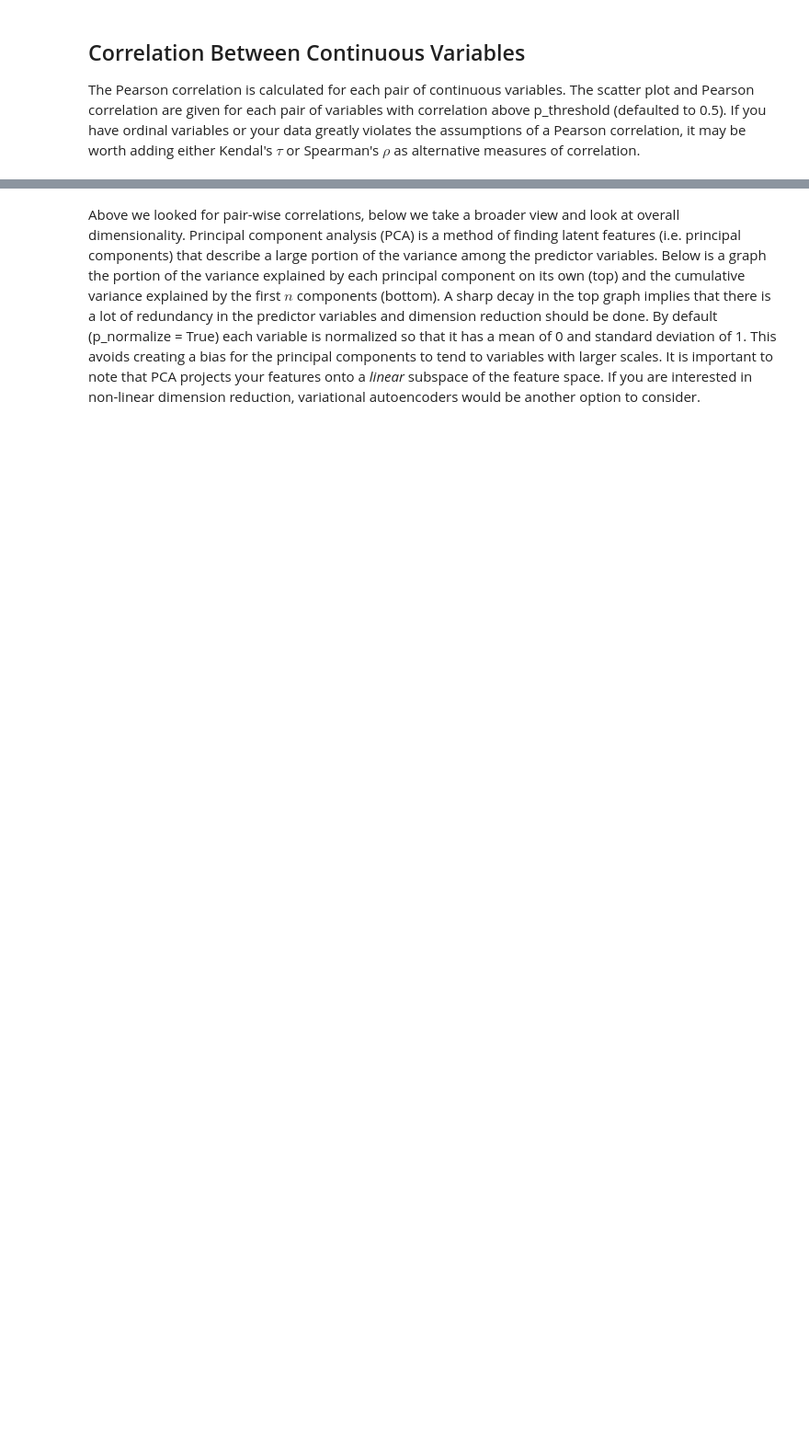
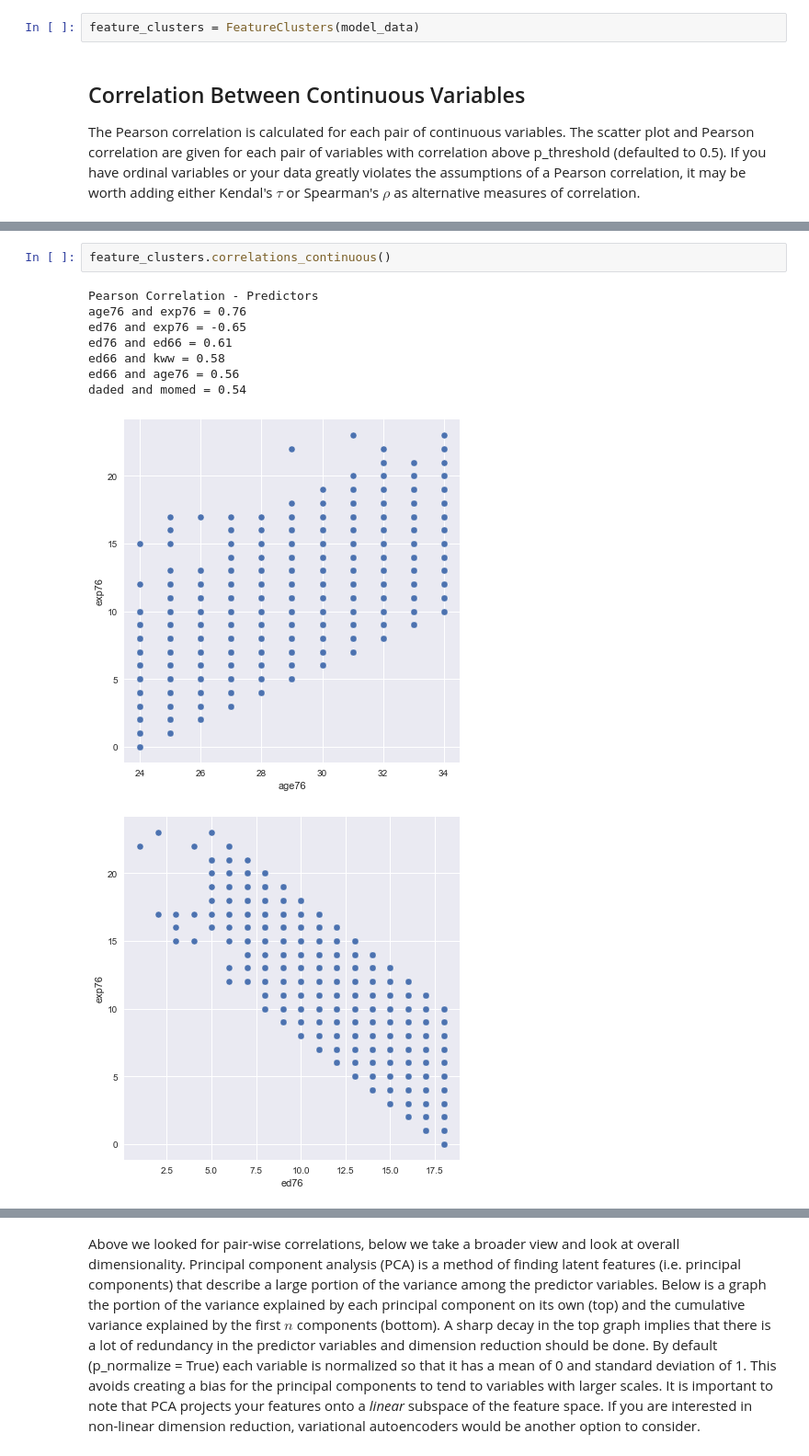
Before and after one commit to smith478/ModelTools, a Jupyter notebook: Jupyter Books/ExploratoryDataAnalysis-Schooling.ipynb, the cells around one changed output, grey strips where cells are left out. Shown at 92% size. Cells and saved outputs as stored; diff of their text form; blank space fills up the shorter version.

```diff
--- a/Jupyter Books/ExploratoryDataAnalysis-Schooling.ipynb
+++ b/Jupyter Books/ExploratoryDataAnalysis-Schooling.ipynb
@@ -186,3 +209,5 @@ In any modeling project it is important to understand correlations that exist be
+# %%
+feature_clusters = FeatureClusters(model_data)
 # %% [markdown]
 <a name="correlation-between-continuous-variables"></a>
 ## Correlation Between Continuous Variables
@@ -206,0 +216,12 @@ daded and momed = 0.54
+# %%
+feature_clusters.correlations_continuous()
+# %% [output]
+Pearson Correlation - Predictors
+age76 and exp76 = 0.76
+ed76 and exp76 = -0.65
+ed76 and ed66 = 0.61
+ed66 and kww = 0.58
+ed66 and age76 = 0.56
+daded and momed = 0.54
+[figure, added]
+[figure, added]
```
Also changed, not shown: parts of 28 cells of this notebook, 6 other files.
